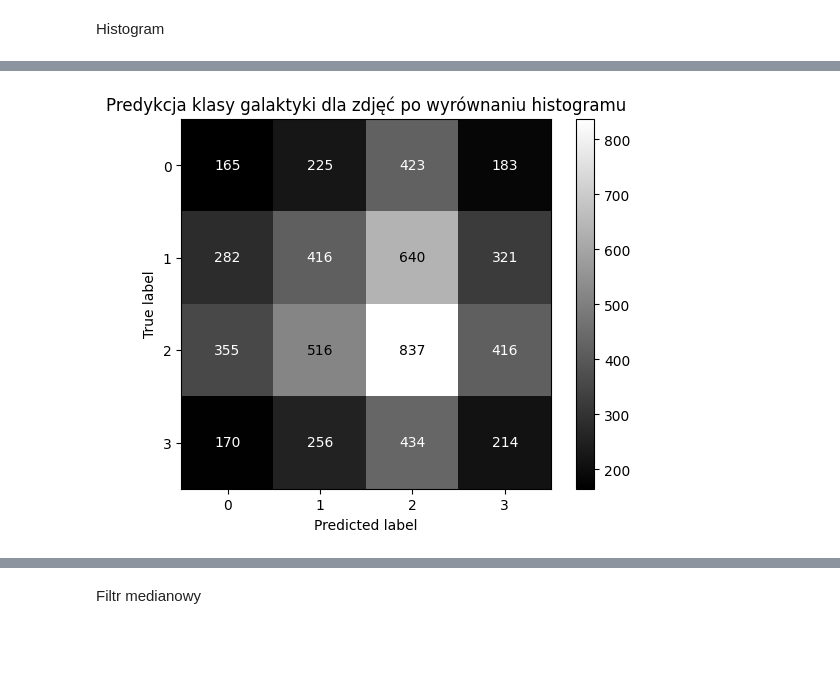
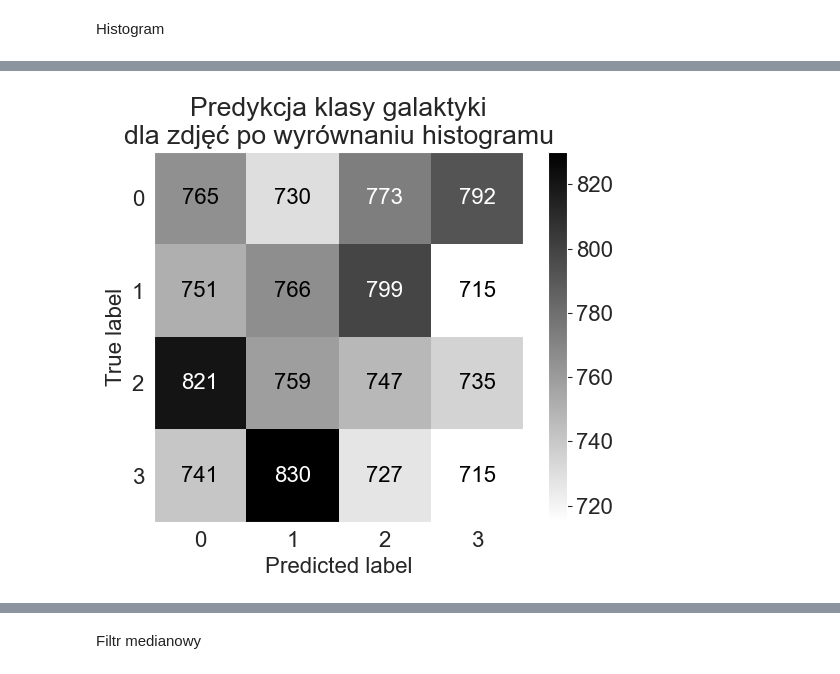
Before and after one commit to mwizer/Klasyfikacja-sekwencji-Hubblea, a Jupyter notebook: LearnModels.ipynb, the cells around one changed output, grey strips where cells are left out. Saved outputs shown, nothing was run; the diff lists cells and outputs as text; code cells hidden in the pictures; blank space fills up the shorter version.

```diff
--- a/LearnModels.ipynb
+++ b/LearnModels.ipynb
@@ -5,6 +5,8 @@ import tensorflow as tf
 from tensorflow.keras.models import Sequential
 from tensorflow.keras.layers import Dense, Flatten, Conv2D, MaxPool2D
 import pandas as pd
+import matplotlib.pyplot as plt
+plt.rcParams.update({'font.size': 16})
 # %%
 imagesPath = 'trainData'
 testPath = 'testData'
@@ -289,7 +351,7 @@ Epoch 39/50
 # %%
-#nnHist.load_weights('model_hist.h5')
+nnHist.load_weights('model_hist.h5')
 #nnHist.load_weights('model_hist_valacc.h5')
-nnHist.load_weights('model_hist_valloss.h5')
+#nnHist.load_weights('model_hist_valloss.h5')
 # %%
 Y_original = np.concatenate([y for x, y in testDatasetHist], axis=0)
 Y_pred = nnHist.predict(testDatasetHist)
@@ -299,7 +369,12 @@ Y_pred = np.argmax(Y_pred, axis=1)
 # %%
+Y_original = np.concatenate([y for x, y in trainDatasetHist], axis=0)
+Y_pred = nnHist.predict(trainDatasetHist)
+Y_pred = np.argmax(Y_pred, axis=1)
+
 cm = confusion_matrix(Y_original, Y_pred, labels=np.unique(Y_original))
 disp = ConfusionMatrixDisplay(confusion_matrix=cm,
                               display_labels=np.unique(Y_original))
-disp.plot(cmap='gray')  # BuPu, bone_r
-disp.ax_.set(title='Predykcja klasy galaktyki dla zdjęć po wyrównaniu histogramu')
+disp.plot(cmap='gray_r')  # BuPu, bone_r
+disp.ax_.set(title='Predykcja klasy galaktyki\ndla zdjęć po wyrównaniu histogramu')
+disp.ax_.grid(False)
 # %% [output]
@@ -307 +382 @@ disp.ax_.set(title='Predykcja klasy galaktyki dla zdjęć po wyrównaniu histogr
-[figure, old version]
+[figure, new version]
```
Also changed, not shown: parts of 19 cells of this notebook, 1 other file.
